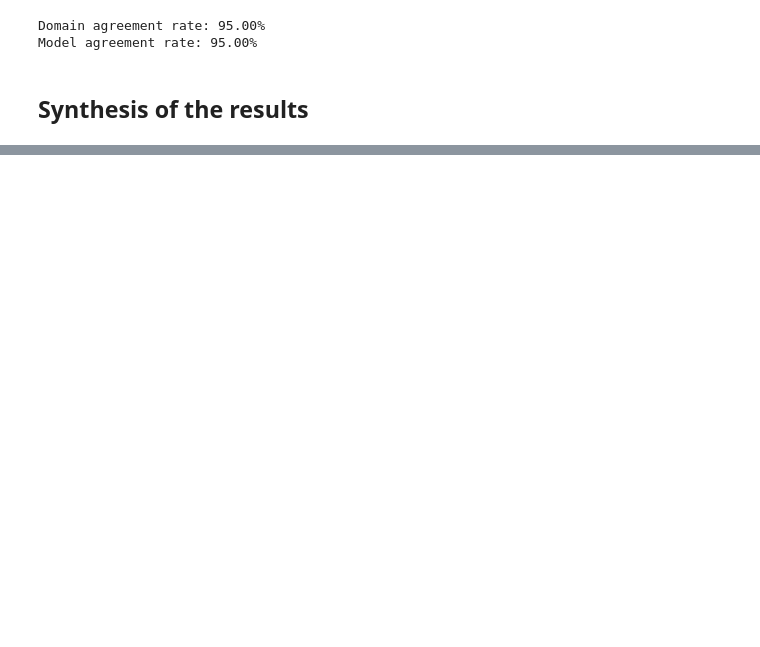
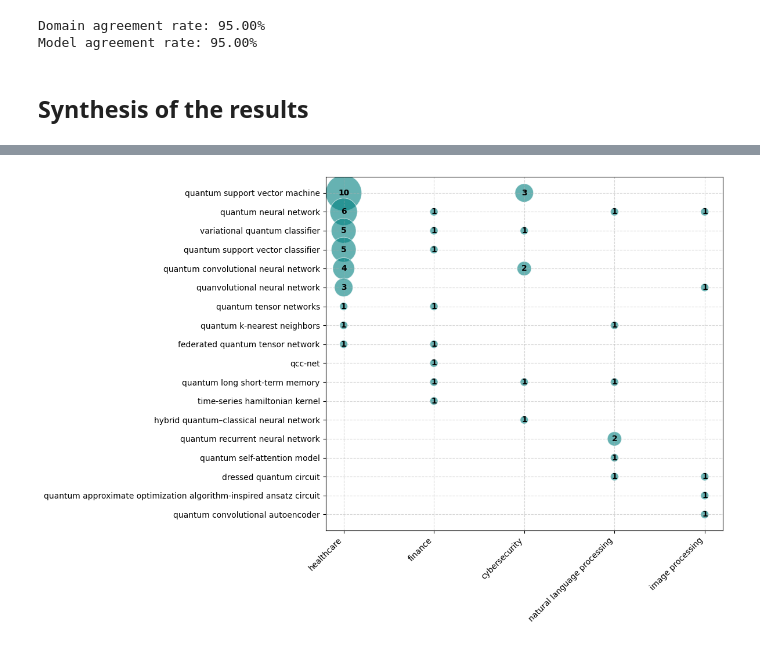
Before and after one commit to AdrianPanasiewicz/SLM, a Jupyter notebook: slm_processing.ipynb, the cells around one changed output, grey strips where cells are left out. Cells and saved outputs as stored; diff of their text form; code cells hidden in the pictures; blank space fills up the shorter version.

Commit message:
Added bubble plot

```diff
--- a/slm_processing.ipynb
+++ b/slm_processing.ipynb
@@ -301,0 +259,5 @@ llm_keywords["llm_suggested_models"] = llm_keywords["llm_suggested_models"].appl
+# %%
+invalid_rows = llm_keywords.loc[
+	(llm_keywords['llm_suggested_domains'].isin([["Not Specified"], ["not specified"], []])) | (
+		(llm_keywords['llm_suggested_models'].isin([["Not Specified"], ["not specified"], []])))]
+invalid_rows  #30 processing
@@ -365,0 +381,45 @@ cross_df.to_excel(r"processing/data_processing/cross_table.xlsx", index=True)
+# %%
+import matplotlib.pyplot as plt
+import seaborn as sns
+
+long_df = cross_df.reset_index().rename(columns={"index": "Model"}).melt(
+	id_vars="Model",
+	var_name="Domain",
+	value_name="Count"
+)
+long_df = long_df[long_df["Count"] > 0]
+
+plt.figure(figsize=(12, 8))
+sns.scatterplot(
+	data=long_df,
+	x="Domain",
+	y="Model",
+	size="Count",
+	sizes=(100, 2000),
+	alpha=0.6,
+	color="teal",
+	legend=False
+)
+
+for i in range(len(long_df)):
+	plt.text(
+		x=long_df["Domain"].iloc[i],
+		y=long_df["Model"].iloc[i],
+		s=str(long_df["Count"].iloc[i]),
+		ha="center",
+		va="center",
+		color="black",
+		fontsize=10,
+		fontweight="bold"
+	)
+
+plt.xticks(rotation=45, ha="right")
+plt.xlabel("")
+plt.ylabel("")
+plt.grid(True, linestyle="--", alpha=0.5)
+plt.tight_layout()
+
+plt.savefig("processing/data_processing/bubble_plot.svg", format="svg")
+plt.show()
+# %% [output]
+[figure, added]
```
Also changed, not shown: parts of 9 cells of this notebook, 4 other files.
